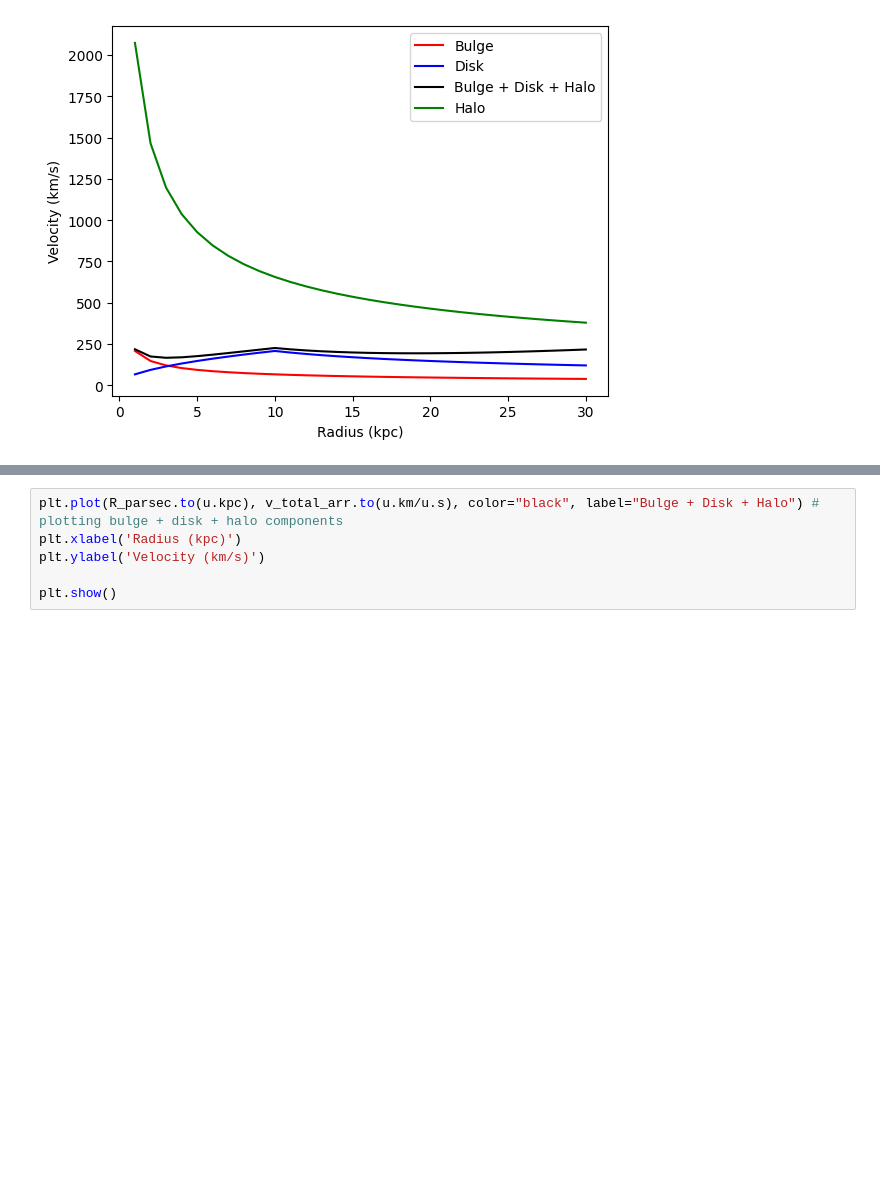
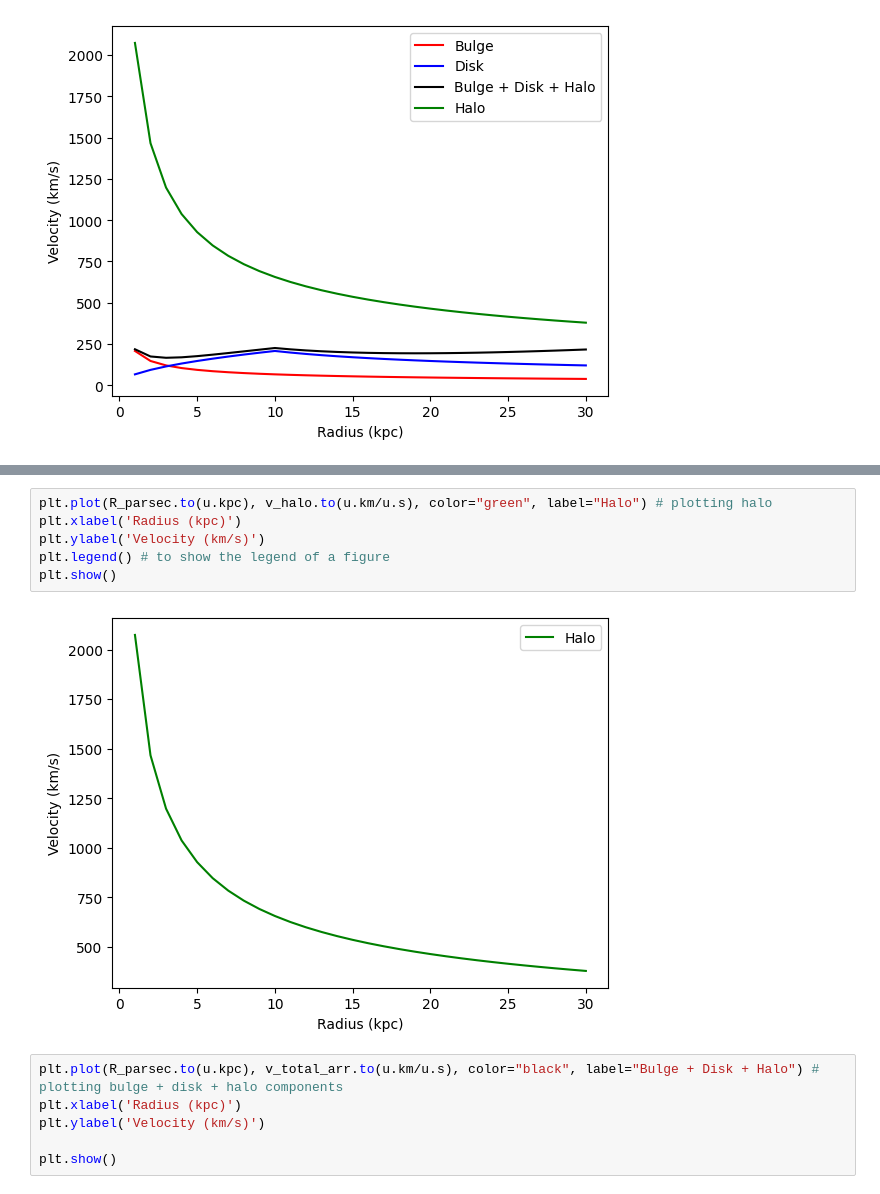
Before and after one commit to sawible/AHHHHHHHHHHH, a Jupyter notebook: rotCurveMilkyWay.ipynb, the cells around one changed output, grey strips where cells are left out. Saved outputs shown, nothing was run; the diff lists cells and outputs as text; blank space fills up the shorter version.

```diff
--- a/rotCurveMilkyWay.ipynb
+++ b/rotCurveMilkyWay.ipynb
@@ -119,3 +135,11 @@ plt.show()
+# %%
+plt.plot(R_parsec.to(u.kpc), v_halo.to(u.km/u.s), color="green", label="Halo") # plotting halo
+plt.xlabel('Radius (kpc)')
+plt.ylabel('Velocity (km/s)')
+plt.legend() # to show the legend of a figure
+plt.show()
+# %% [output]
+[figure, added]
 # %%
 plt.plot(R_parsec.to(u.kpc), v_total_arr.to(u.km/u.s), color="black", label="Bulge + Disk + Halo") # plotting bulge + disk + halo components
 plt.xlabel('Radius (kpc)')
```
Also changed, not shown: parts of 2 cells of this notebook.
